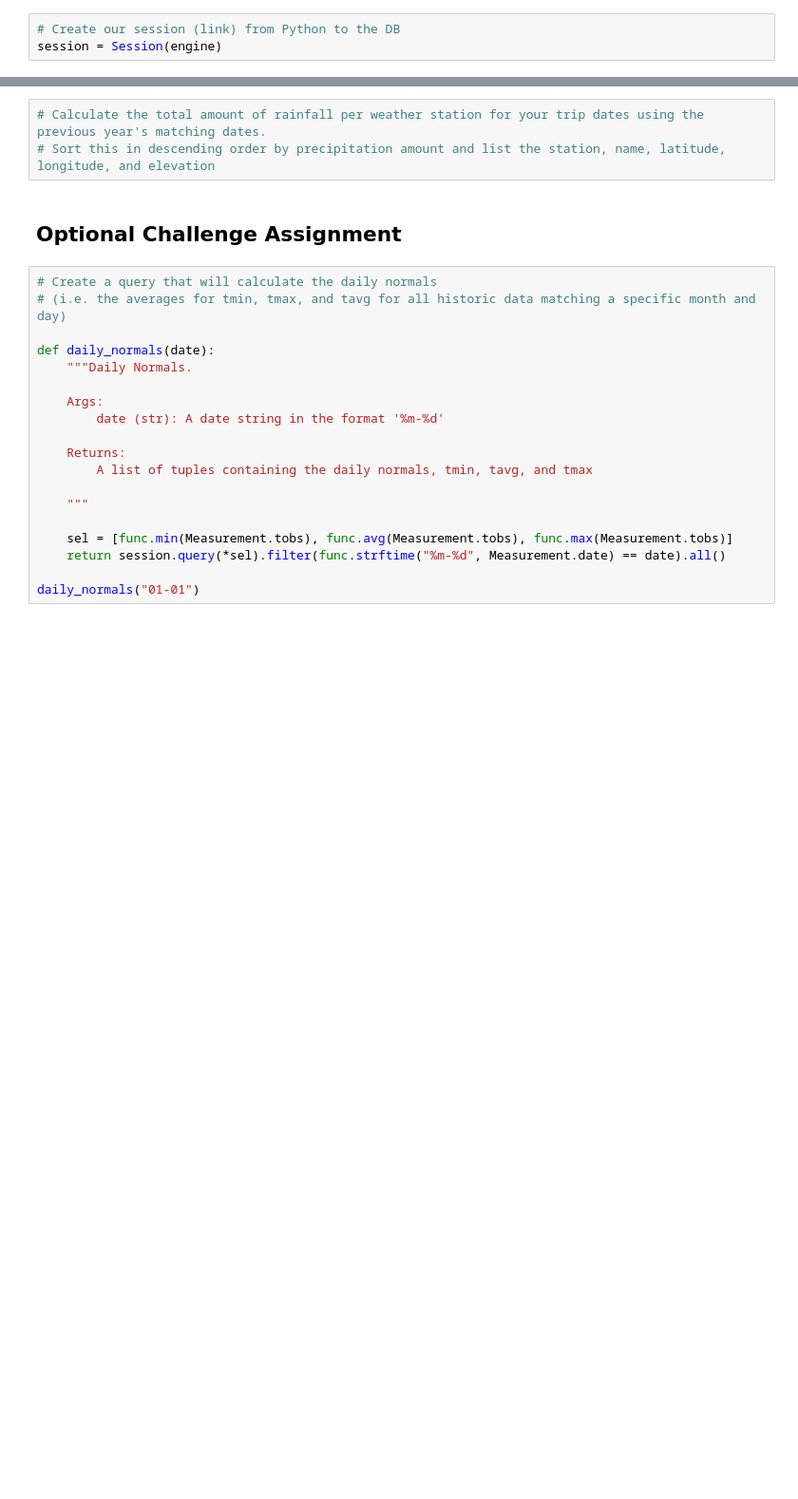
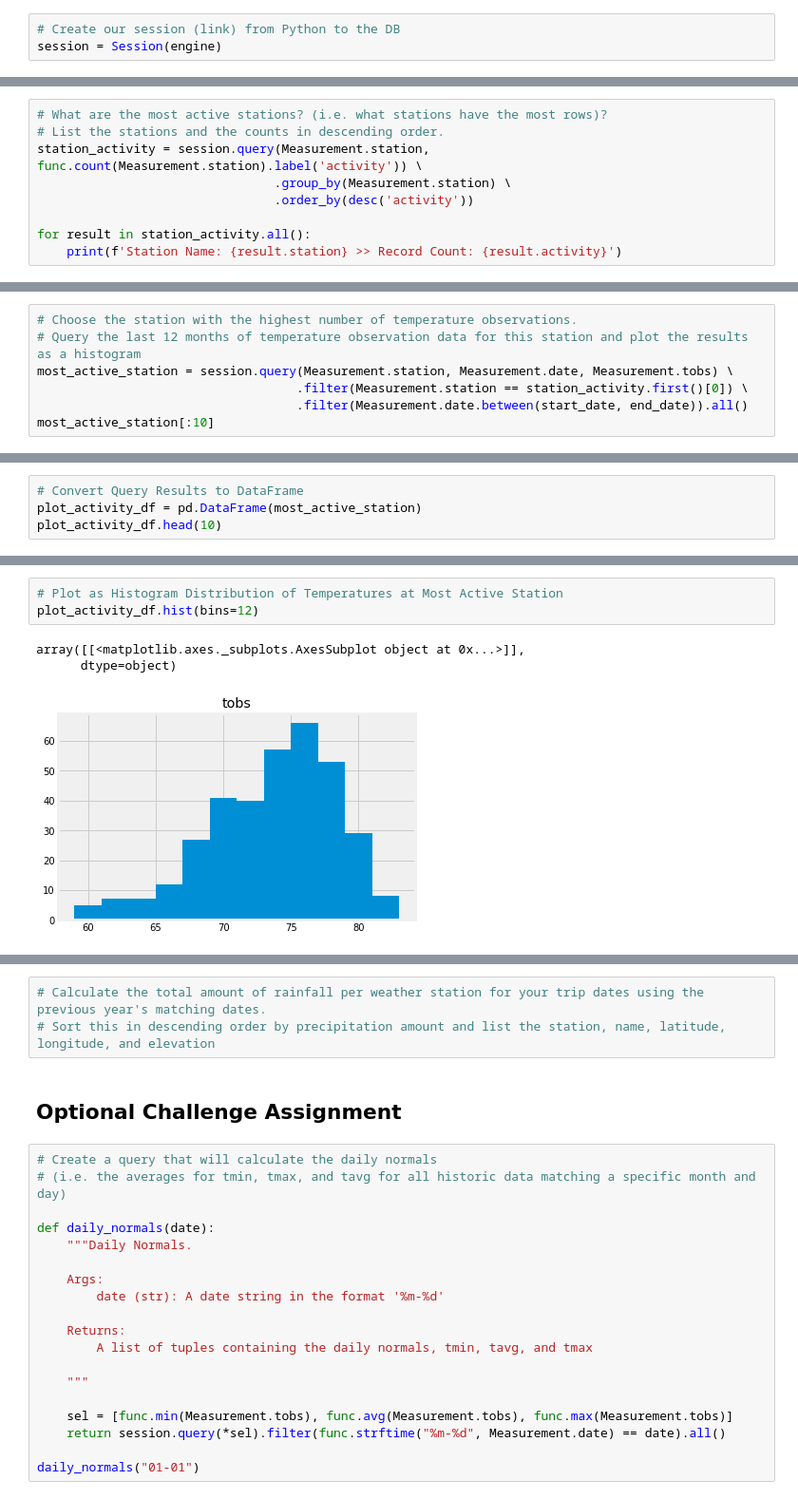
Before and after one commit to Tamamasheer0/Bootcamp_Homework, a Jupyter notebook: Homework-08-Advanced-Data-Storage-and-Retrieval/climate_starter.ipynb, the cells around one changed output, grey strips where cells are left out. Shown: that part at 95% size. Cells and saved outputs as stored; diff of their text form; blank space fills up the shorter version.

Commit message:
Updating Repo to Most Current

```diff
--- a/Homework-08-Advanced-Data-Storage-and-Retrieval/climate_starter.ipynb
+++ b/Homework-08-Advanced-Data-Storage-and-Retrieval/climate_starter.ipynb
@@ -97,0 +210,9 @@ print(calc_temps('2012-02-28', '2012-03-05'))
+# %%
+# What are the most active stations? (i.e. what stations have the most rows)?
+# List the stations and the counts in descending order.
+station_activity = session.query(Measurement.station, func.count(Measurement.station).label('activity')) \
+                                .group_by(Measurement.station) \
+                                .order_by(desc('activity'))
+
+for result in station_activity.all():
+    print(f'Station Name: {result.station} >> Record Count: {result.activity}')
@@ -97,0 +252,7 @@ print(calc_temps('2012-02-28', '2012-03-05'))
+# %%
+# Choose the station with the highest number of temperature observations.
+# Query the last 12 months of temperature observation data for this station and plot the results as a histogram
+most_active_station = session.query(Measurement.station, Measurement.date, Measurement.tobs) \
+                                   .filter(Measurement.station == station_activity.first()[0]) \
+                                   .filter(Measurement.date.between(start_date, end_date)).all()
+most_active_station[:10]
@@ -97,0 +270,4 @@ print(calc_temps('2012-02-28', '2012-03-05'))
+# %%
+# Convert Query Results to DataFrame
+plot_activity_df = pd.DataFrame(most_active_station)
+plot_activity_df.head(10)
@@ -97,0 +286,7 @@ print(calc_temps('2012-02-28', '2012-03-05'))
+# %%
+# Plot as Histogram Distribution of Temperatures at Most Active Station
+plot_activity_df.hist(bins=12)
+# %% [output]
+array([[<matplotlib.axes._subplots.AxesSubplot object at 0x...>]],
+      dtype=object)
+[figure, added]
```
Also changed, not shown: parts of 46 cells of this notebook, 4 other files.
